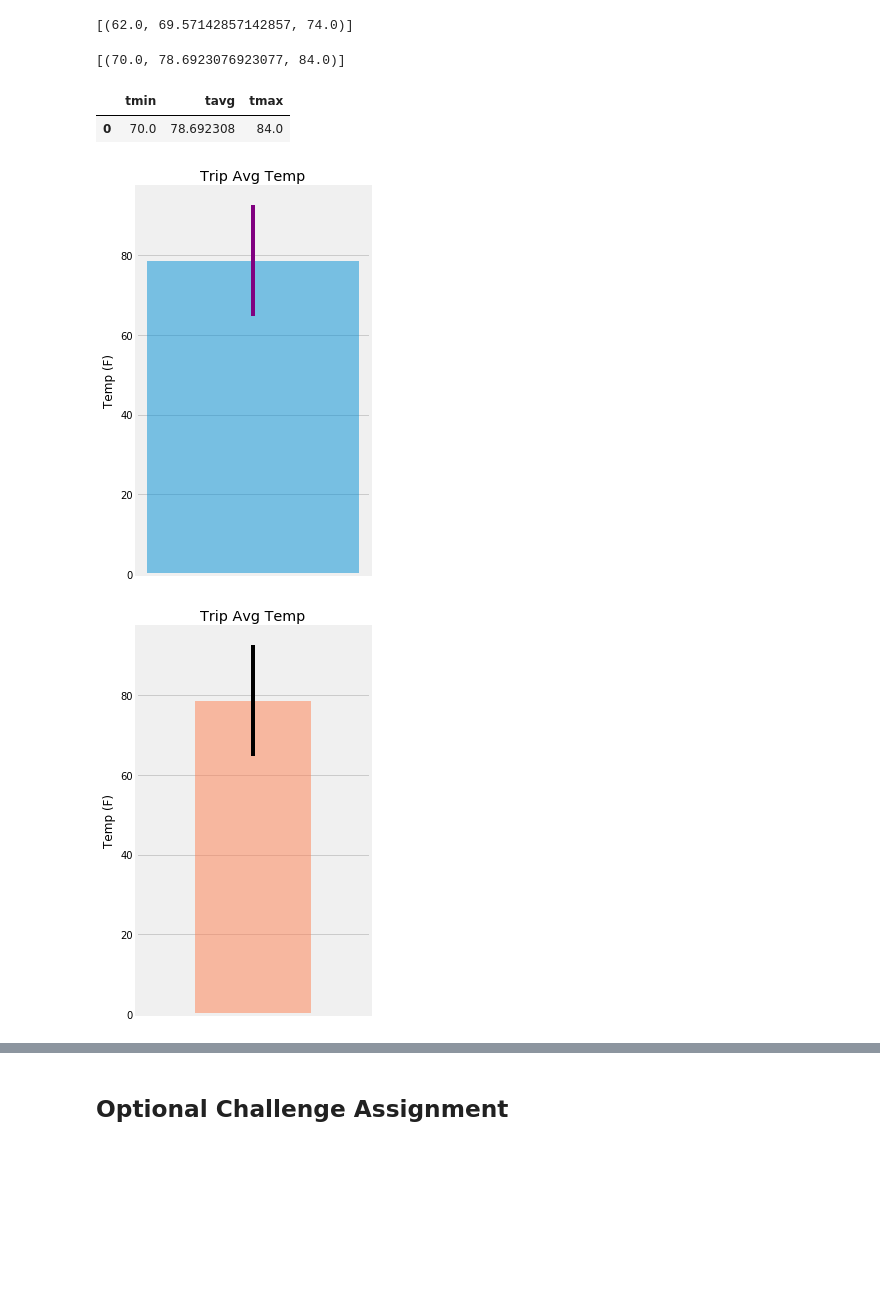
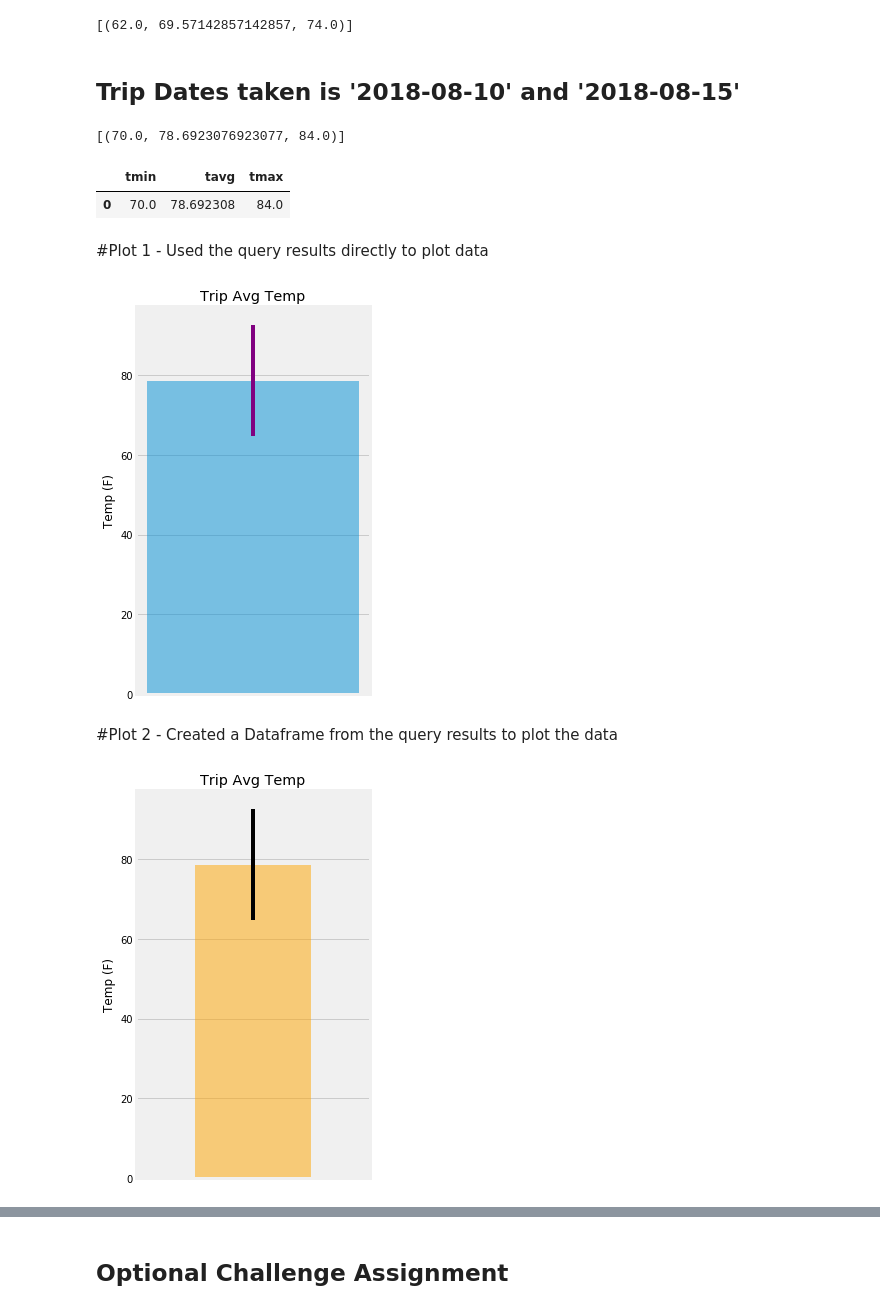
Before and after one commit to tasvora/homework, a Jupyter notebook: 10-Advanced-data-storage/climate_starter.ipynb, the cells around one changed output, grey strips where cells are left out. Drawn from its saved outputs; the diff is of its cells as text; code cells hidden in the pictures; blank space fills up the shorter version.

```diff
--- a/10-Advanced-data-storage/climate_starter.ipynb
+++ b/10-Advanced-data-storage/climate_starter.ipynb
@@ -214,6 +231,8 @@ def calc_temps(start_date, end_date):
 print(calc_temps('2012-02-28', '2012-03-05'))
 # %% [output]
 [(62.0, 69.57142857142857, 74.0)]
+# %% [markdown]
+## Trip Dates taken is '2018-08-10' and '2018-08-15'
 # %%
 # Use your previous function `calc_temps` to calculate the tmin, tavg, and tmax
 # for your trip using the previous year's data for those same dates.
@@ -230,11 +248,14 @@ trip_temp_df.head()
 [(70.0, 78.6923076923077, 84.0)]
 |  | tmin | tavg | tmax |
 | 0 | 70.0 | 78.692308 | 84.0 |
+# %% [markdown]
+#Plot 1 - Used the query results directly to plot data
 # %%
 # Plot the results from your previous query as a bar chart.
 # Use "Trip Avg Temp" as your Title
 # Use the average tTrip Avg Tempemperature for the y value
 # Use the peak-to-peak (tmax-tmin) value as the y error bar (yerr)
+
 fig1, ax1 = plt.subplots(figsize=(4,6))
 ax1.bar(1, height=obj[0][1], yerr=tdiff, alpha=0.5, align="center",ecolor='purple')
 ax1.set_xticks([])
@@ -243,23 +264,26 @@ ax1.set_title('Trip Avg Temp')
 # Save the figure and show
 plt.tight_layout()
 
-#plt.savefig('bar_plot_with_error_bars.png')
+plt.savefig("Images/TripAvgTemp.png")
 plt.show()
-
-# Plot the results from your previous query as a bar chart.
-# Use "Trip Avg Temp" as your Title
-# Use the average temperature for the y value
-# Use the peak-to-peak (tmax-tmin) value as the y error bar (yerr)
-trip_temp_df.plot.bar(y='tavg', yerr=(trip_temp_df['tmax'] - trip_temp_df['tmin']), title='Trip Avg Temp', color='coral', alpha=0.5, figsize=(4,6))
-plt.xticks([])
-plt.ylabel("Temp (F)")
-plt.tight_layout()
-plt.gca().legend_.remove()
-#plt.savefig("Images/TripAvgTemp.png")
-plt.show()
 # %% [output]
 [figure]
-[figure, removed]
+# %% [markdown]
+#Plot 2 - Created a Dataframe from the query results to plot the data
+# %%
+# Plot the results from your previous query as a bar chart.
+# Use "Trip Avg Temp" as your Title
+# Use the average temperature for the y value
+# Use the peak-to-peak (tmax-tmin) value as the y error bar (yerr)
+trip_temp_df.plot.bar(y='tavg', yerr=(trip_temp_df['tmax'] - trip_temp_df['tmin']), title='Trip Avg Temp', color='orange', alpha=0.5, figsize=(4,6))
+plt.xticks([])
+plt.ylabel("Temp (F)")
+plt.tight_layout()
+plt.gca().legend_.remove()
+plt.savefig("Images/TripAvgTemp_Plot_Dataframe.png")
+plt.show()
+# %% [output]
+[figure, added]
 # %%
 # Calculate the total amount of rainfall per weather station for your trip dates using the previous year's matching dates.
 # Sort this in descending order by precipitation amount and list the station, name, latitude, longitude, and elevation
```
Also changed, not shown: parts of 9 cells of this notebook, 12 other files.
